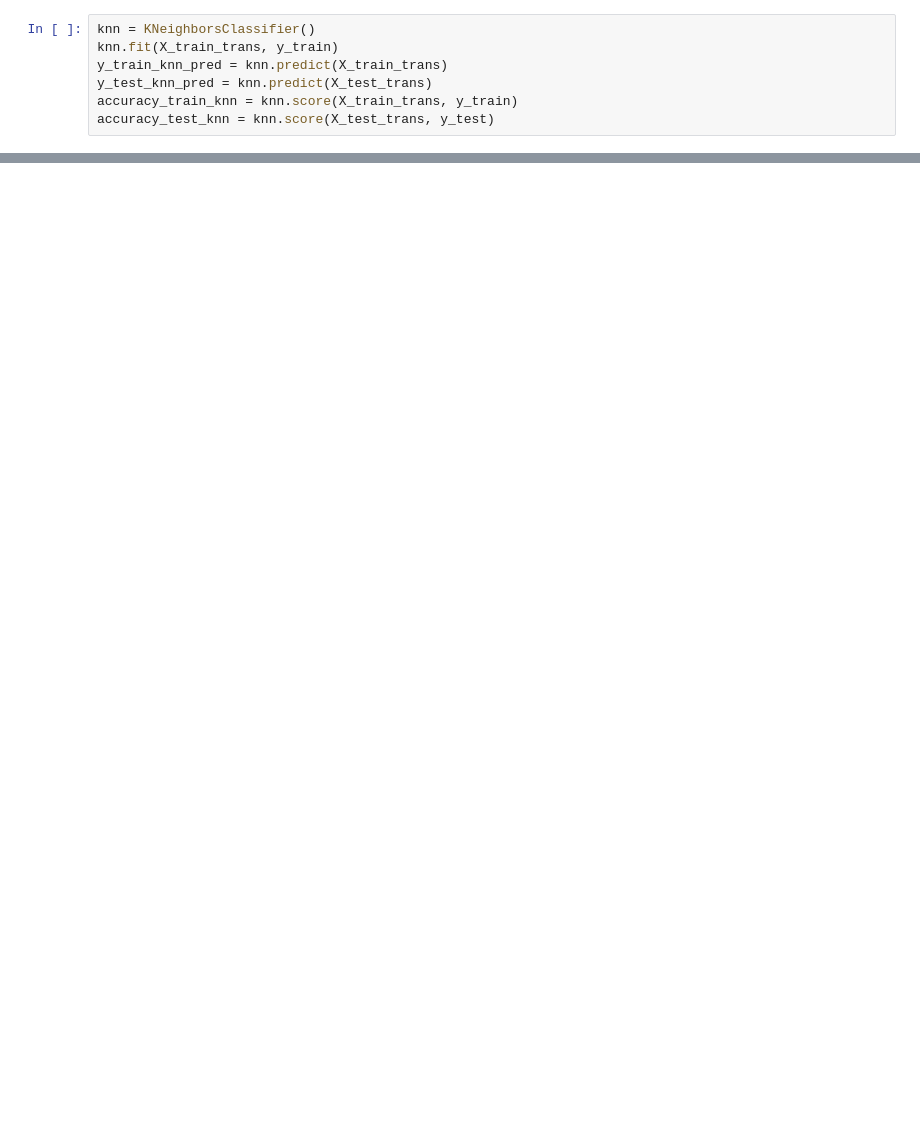
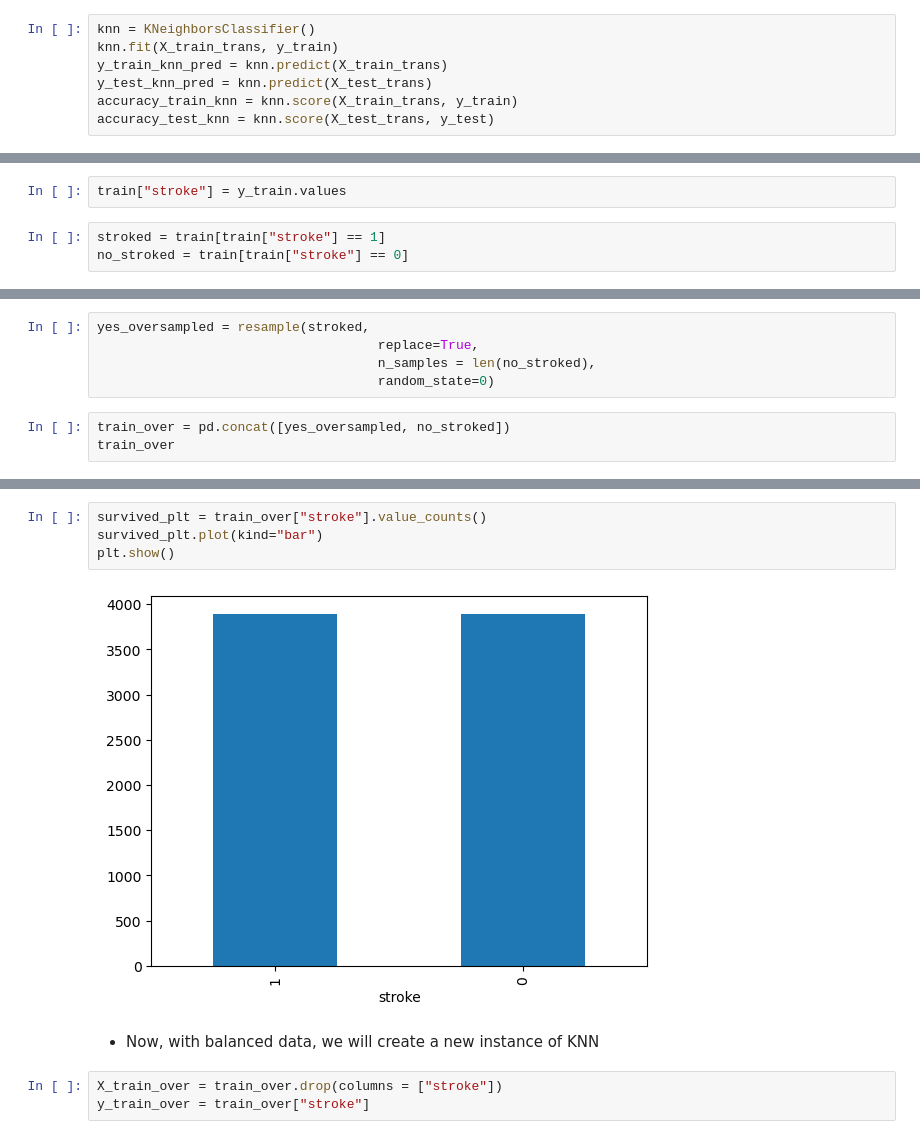
Before and after one commit to Egbe34/ML-Project, a Jupyter notebook: notebooks/robert_ml_101.ipynb, the cells around one changed output, grey strips where cells are left out. Saved outputs shown, nothing was run; the diff lists cells and outputs as text; blank space fills up the shorter version.

```diff
--- a/notebooks/robert_ml_101.ipynb
+++ b/notebooks/robert_ml_101.ipynb
@@ -174,0 +264,5 @@ The accuracy of the model with Classification is  0.95
+# %%
+train["stroke"] = y_train.values
+# %%
+stroked = train[train["stroke"] == 1]
+no_stroked = train[train["stroke"] == 0]
@@ -174,0 +273,8 @@ The accuracy of the model with Classification is  0.95
+# %%
+yes_oversampled = resample(stroked,
+                                    replace=True,
+                                    n_samples = len(no_stroked),
+                                    random_state=0)
+# %%
+train_over = pd.concat([yes_oversampled, no_stroked])
+train_over
@@ -174,0 +295,11 @@ The accuracy of the model with Classification is  0.95
+# %%
+survived_plt = train_over["stroke"].value_counts()
+survived_plt.plot(kind="bar")
+plt.show()
+# %% [output]
+[figure, added]
+# %% [markdown]
+- Now, with balanced data, we will create a new instance of KNN
+# %%
+X_train_over = train_over.drop(columns = ["stroke"])
+y_train_over = train_over["stroke"]
```
Also changed, not shown: parts of 30 cells of this notebook.
